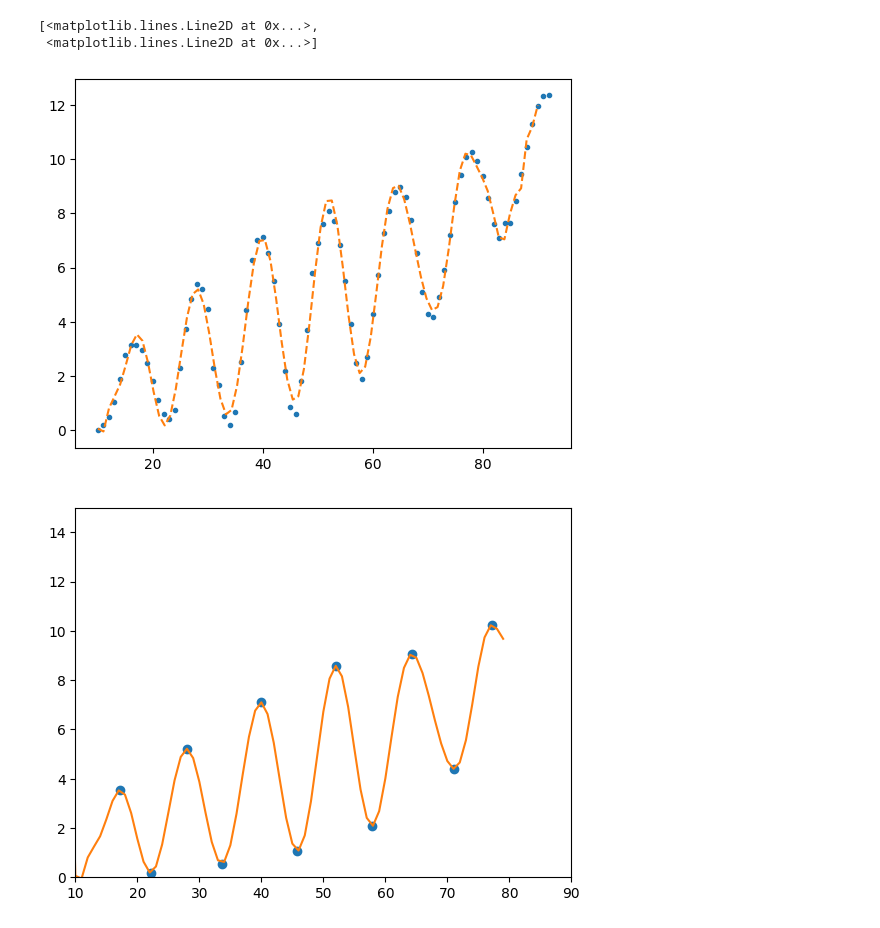
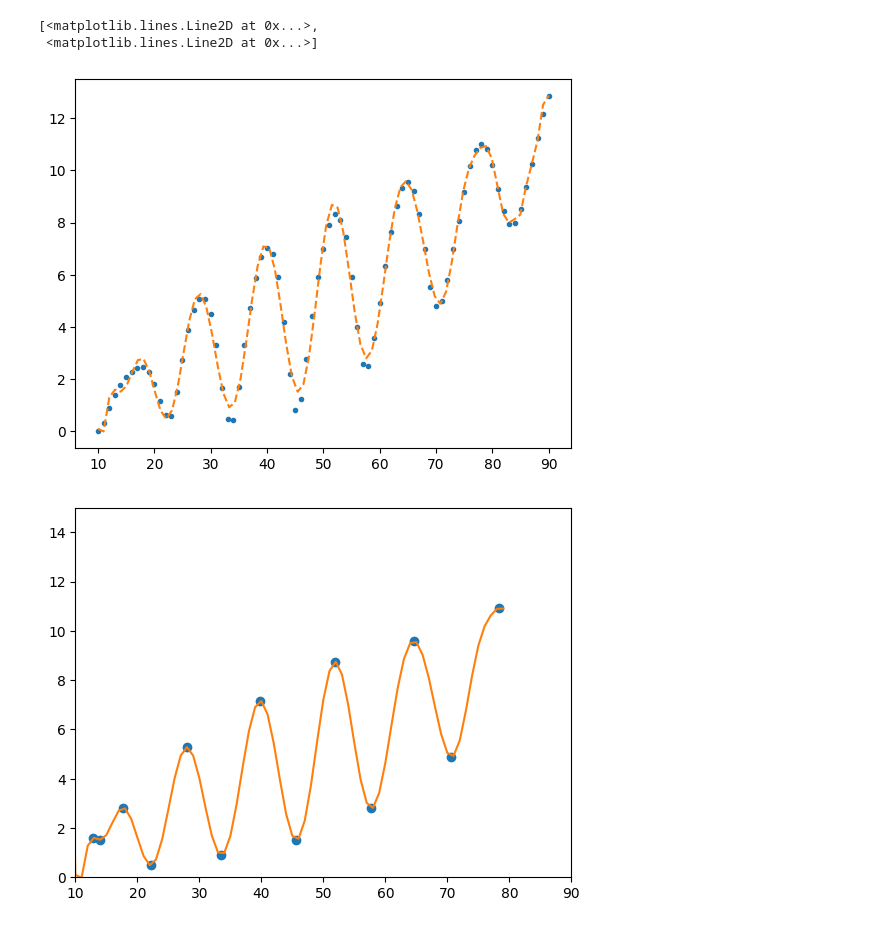
Before and after one commit to ashwin-r-k/general-physics-lab, a Jupyter notebook: frank-hertx-exp.ipynb, the cells around one changed output. Cells and saved outputs as stored; diff of their text form; code cells hidden in the pictures.

```diff
--- a/frank-hertx-exp.ipynb
+++ b/frank-hertx-exp.ipynb
@@ -32,3 +23,6 @@ print(df)
 92    92    12.34
 
 [93 rows x 2 columns]
+# %%
+df = pd.read_excel(r'/home/ashwin/Git/general-physics-lab/frank_hertz_2.xlsx')
+print(df)
@@ -41,22 +50,22 @@ del_current=0.01 # least count uncertinity in current.
 # %%
 
 
 
 x=VG2K[10:]
 y=current[10:]
-deg=100
+deg=80
 
 result=np.polyfit(x,y,deg)
 
 
 p = np.poly1d(result)
 
 xp = np.linspace(10, 90, 80)
 plt.plot(x, y, '.', xp, p(xp),'--')
 # %% [output]
 [<matplotlib.lines.Line2D at 0x...>,
  <matplotlib.lines.Line2D at 0x...>]
-[figure, old version]
+[figure, new version]
 # %%
 
 crit = p.deriv().r
@@ -68,7 +77,7 @@ test = p.deriv(2)(r_crit)
 # excluding range boundaries
 x_min = r_crit
 x_min=x_min[::-1]
-x_min=x_min[1:-1]
+x_min=sorted(x_min[:-1])
 
 y_min = p(x_min)
 plt.plot( x_min, y_min, 'o' )
@@ -81,7 +90,7 @@ plt.ylim([0,15])
 
 plt.show()
 # %% [output]
-[figure, old version]
+[figure, new version]
 # %%
 print(x_min)
 # %% [output]
```
Also changed, not shown: parts of 28 cells of this notebook, 9 other files.
